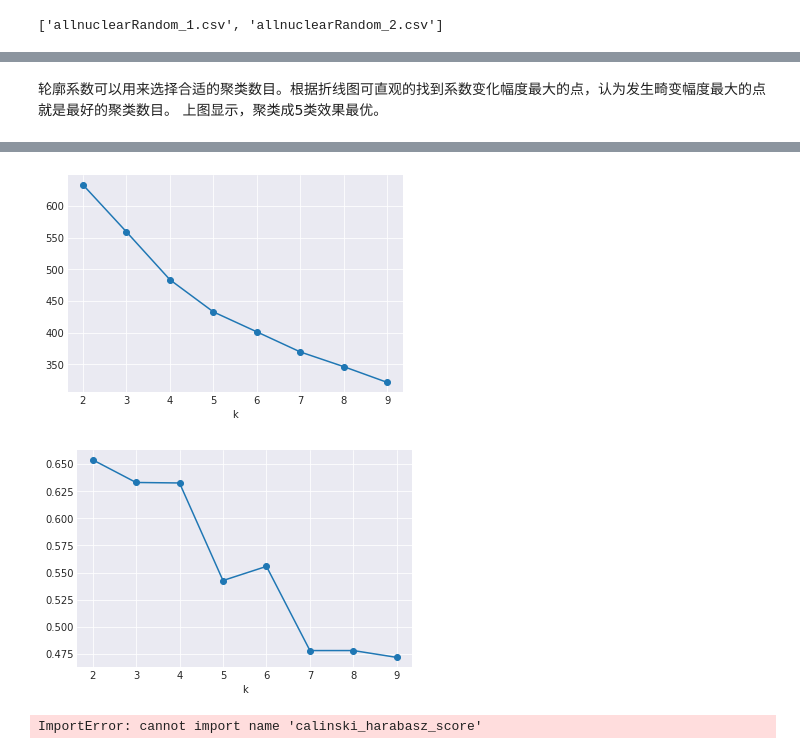
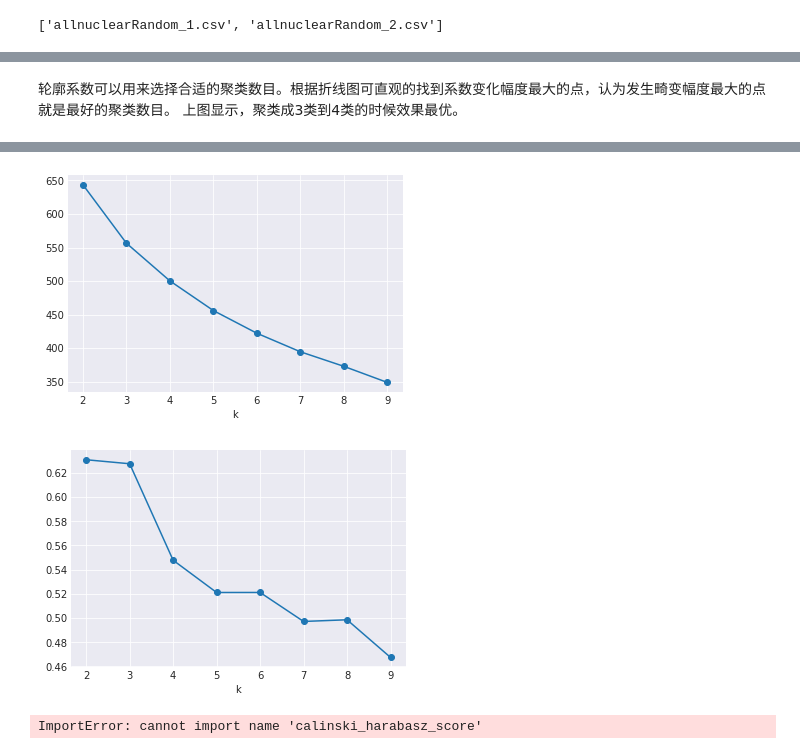
Before and after one commit to JunTheRipper/Social-Web-Mining, a Jupyter notebook: 2.社交媒体数据-切割文本+聚类.ipynb, the cells around one changed output, grey strips where cells are left out. Cells and saved outputs as stored; diff of their text form; code cells hidden in the pictures.

```diff
--- a/2.社交媒体数据-切割文本+聚类.ipynb
+++ b/2.社交媒体数据-切割文本+聚类.ipynb
@@ -132,5 +132,5 @@ X_pca_frame.to_csv("cluster.csv", index=False)
 # %%
-X_pca_frame = pd.read_csv("cluster.csv")
-X_pca_frame
+X_pca_frame = pd.read_csv("PCA-03.csv")
+X_pca_frame.head()
 # %% [output]
 |  | pca_1 | pca_2 | pca_3 |
@@ -154,9 +142,16 @@ X_pca_frame
 # %% [markdown]
 轮廓系数可以用来选择合适的聚类数目。根据折线图可直观的找到系数变化幅度最大的点，认为发生畸变幅度最大的点就是最好的聚类数目。
-上图显示，聚类成5类效果最优。
+上图显示，聚类成3类到4类的时候效果最优。
 # %%
 from dataclustertools import kmeanscluster
 d = kmeanscluster.KMeansController(data, X_pca_frame)
 d.elbow_cluster_comment('results/random-nuclear/Res-Picture/', "1")
 # 肘部法
+
+from modelarts.session import Session
+session = Session(access_key='UECX4HJL9FUQ4BPCALWI',
+                  secret_key='7POiCauKvUm5Nsis2H5Kizu8B73XYRijyeoO2nlh',
+                  project_id='	0b9f5a5c1d00f5e50f5ec01dbf9f9e20',
+                  region_name='cn-north-4')
+session.upload_data(bucket_path=OBS_BASE_PATH + '/askiksa/SocialMidea/', path='results/random-nuclear/Res-Picture/1-elbow-KMEANS-cluster.png')
 # %% [output]
@@ -163,9 +159,10 @@ d.elbow_cluster_comment('results/random-nuclear/Res-Picture/', "1")
-[figure, old version]
+[figure, new version]
 # %%
 d.silhouette_cluster_comment('results/random-nuclear/Res-Picture/', "1")
+
 #轮廓系数法
 # %% [output]
-[figure, old version]
+[figure, new version]
 # %%
 BUCKET_NAME = 'askiksa'
 UNIQUE_ID = '34520182201779'
```
Also changed, not shown: parts of 49 cells of this notebook, 16 other files.
